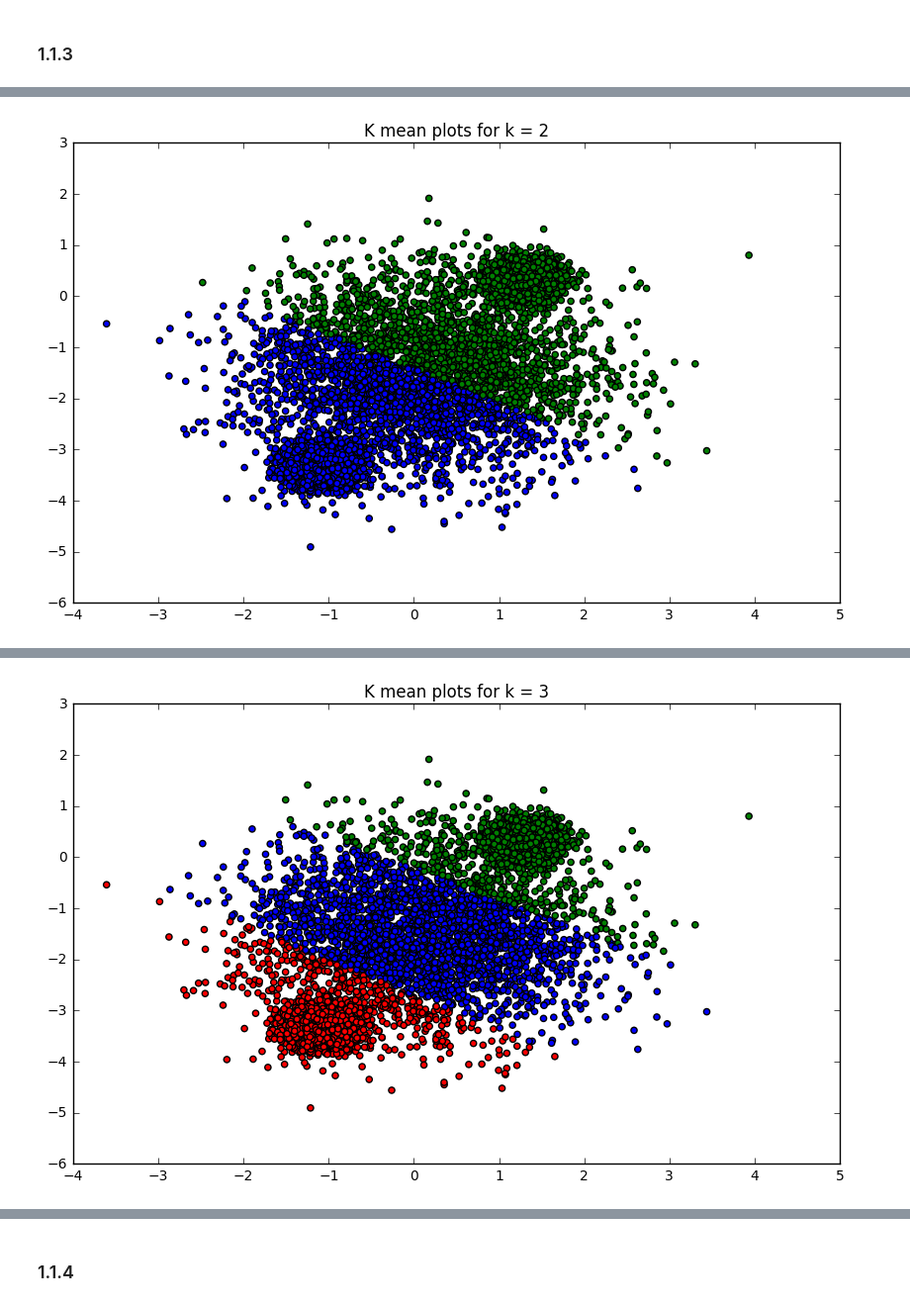
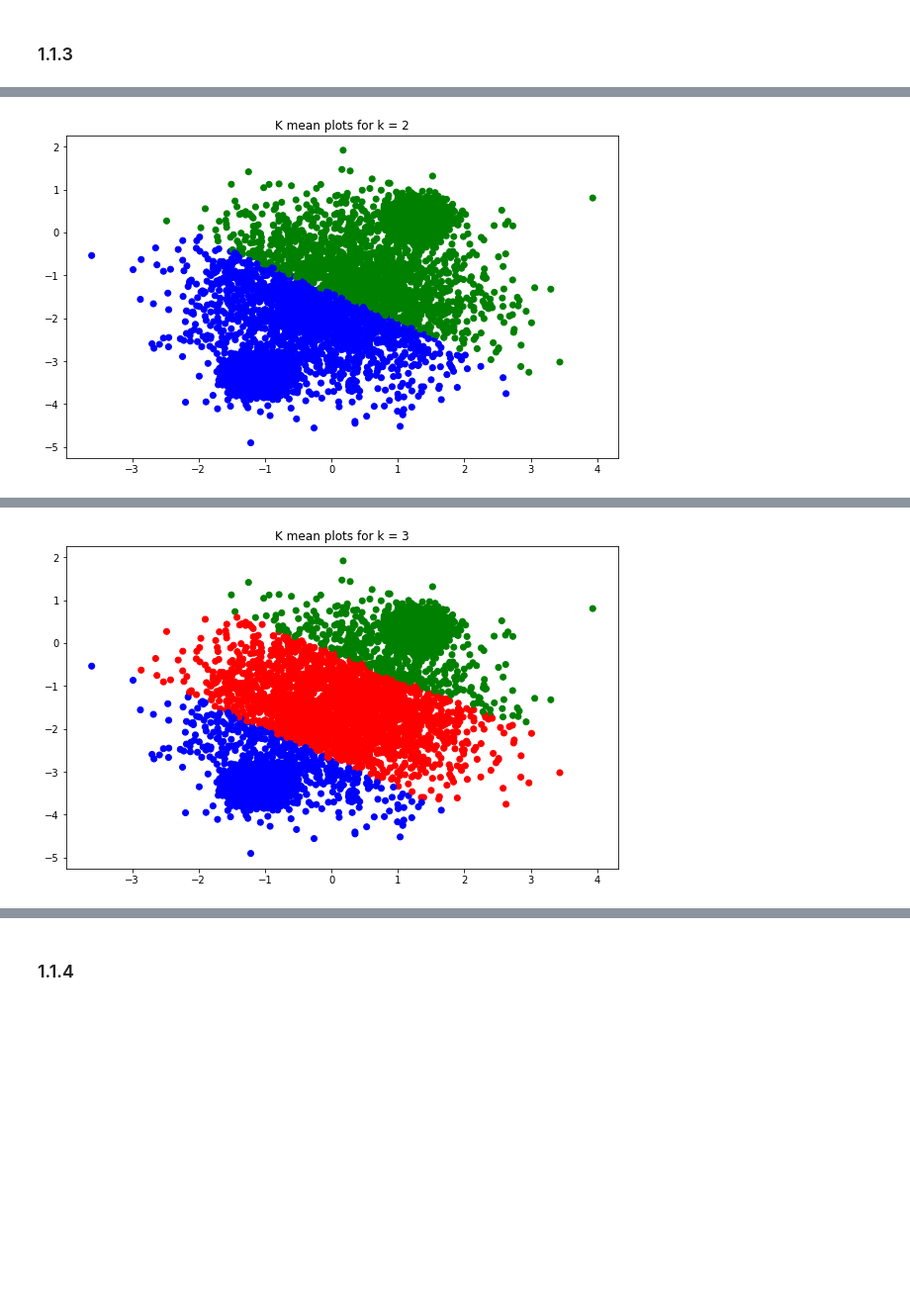
Before and after one commit to lidaiqing/Inference-MachineLearning, a Jupyter notebook: A3/code/a3.ipynb, the cells around one changed output, grey strips where cells are left out. Shown: that part at 99% size. Cells and saved outputs as stored; diff of their text form; code cells hidden in the pictures; blank space fills up the shorter version.

```diff
--- a/A3/code/a3.ipynb
+++ b/A3/code/a3.ipynb
@@ -47,5 +47,8 @@ def logsoftmax(input_tensor):
 # %%
 data = np.load("../data/data2D.npy")
 points_2d = data
-print(data)
+x = points_2d[:,0]
+y = points_2d[:,1]
+print(x)
+print(y)
 # %% [output]
@@ -146,7 +147,7 @@ for K in K_list:
         print("Total K is %d, cluster %d: %0.2f"%(K, k, P[k][0]))
     x = points_2d[:,0]
     y = points_2d[:,1]
-    colors = [color_list[assign[x]] for x in range(Number_of_data)]
+    colors = [color_list[assign[i]] for i in range(Number_of_data)]
     plt.scatter(x,y,c=colors)
     #plt.axis([0,500, 0, 2])
     plt.title("K mean plots for k = %d"%(K))
@@ -181 +194 @@ Total K is 2, cluster 1: 0.50
-[figure, old version]
+[figure, new version]
@@ -196 +212 @@ Total K is 3, cluster 2: 0.38
-[figure, old version]
+[figure, new version]
```
Also changed, not shown: parts of 5 cells of this notebook.
